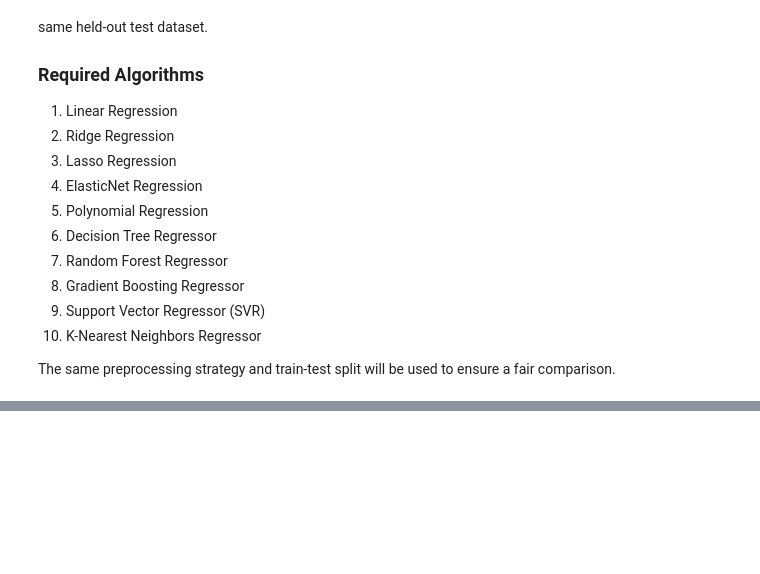
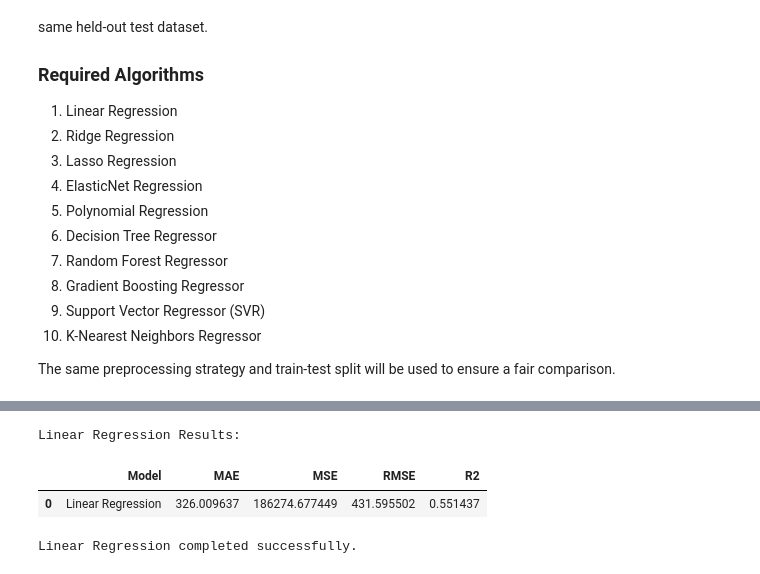
Before and after one commit to mith-sen/ML_Case_Study, a Jupyter notebook: notebooks/regression.ipynb, the cells around one changed output, grey strips where cells are left out. Drawn from its saved outputs; the diff is of its cells as text; code cells hidden in the pictures; blank space fills up the shorter version.

Commit message:
Implement Linear Regression

```diff
--- a/notebooks/regression.ipynb
+++ b/notebooks/regression.ipynb
@@ -1071,0 +968,49 @@ NameError: name 'preprocessor' is not defined
+# %%
+# Import Linear Regression
+from sklearn.linear_model import LinearRegression
+from sklearn.pipeline import Pipeline
+from sklearn.metrics import mean_absolute_error, mean_squared_error, r2_score
+import numpy as np
+import pandas as pd
+
+# Create Linear Regression pipeline
+linear_pipeline = Pipeline(
+    steps=[
+        ("preprocessor", preprocessor),
+        ("model", LinearRegression())
+    ]
+)
+
+# Train the model
+linear_pipeline.fit(X_train, y_train)
+
+# Make predictions
+y_pred_linear = linear_pipeline.predict(X_test)
+
+# Calculate evaluation metrics
+linear_mae = mean_absolute_error(y_test, y_pred_linear)
+linear_mse = mean_squared_error(y_test, y_pred_linear)
+linear_rmse = np.sqrt(linear_mse)
+linear_r2 = r2_score(y_test, y_pred_linear)
+
+# Store results
+linear_result = {
+    "Model": "Linear Regression",
+    "MAE": linear_mae,
+    "MSE": linear_mse,
+    "RMSE": linear_rmse,
+    "R2": linear_r2
+}
+
+# Display results
+linear_result_df = pd.DataFrame([linear_result])
+
+print("Linear Regression Results:")
+display(linear_result_df)
+
+print("Linear Regression completed successfully.")
+# %% [output]
+Linear Regression Results:
+|  | Model | MAE | MSE | RMSE | R2 |
+| 0 | Linear Regression | 326.009637 | 186274.677449 | 431.595502 | 0.551437 |
+Linear Regression completed successfully.
```
Also changed, not shown: parts of 3 cells of this notebook.
